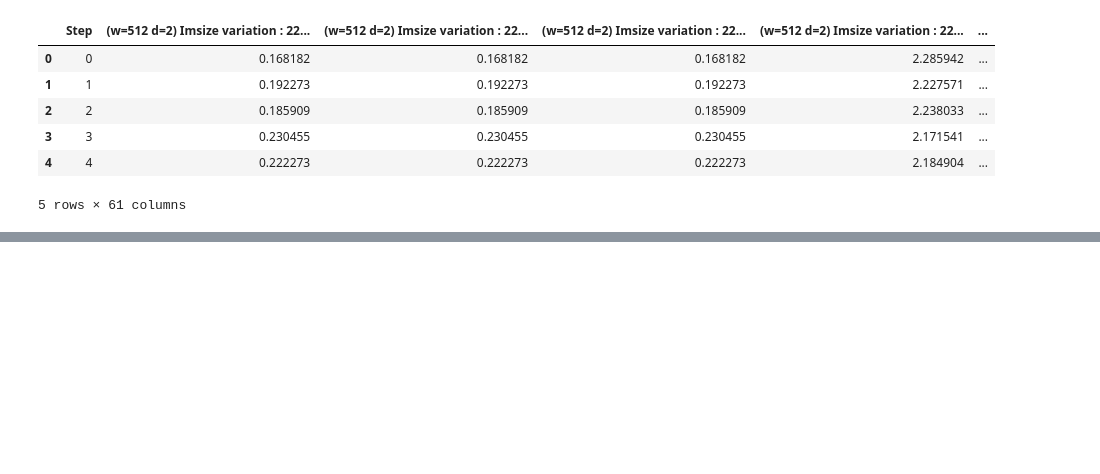
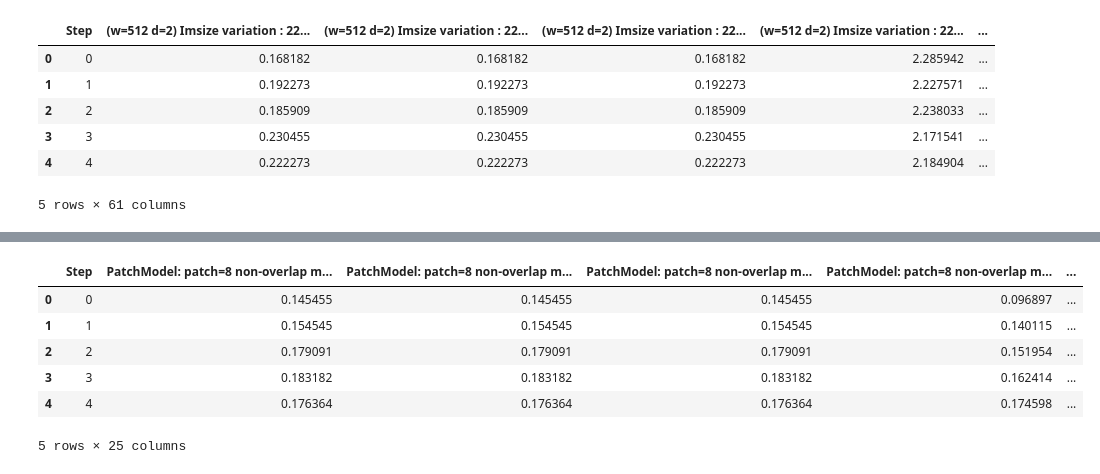
Before and after one commit to MCV-C3/project-team-6, a Jupyter notebook: Week2/report/plot_temp.ipynb, the cells around one changed output, grey strips where cells are left out. Saved outputs shown, nothing was run; the diff lists cells and outputs as text; code cells hidden in the pictures; blank space fills up the shorter version.

```diff
--- a/Week2/report/plot_temp.ipynb
+++ b/Week2/report/plot_temp.ipynb
@@ -178,0 +212,11 @@ plt.show()
+# %%
+df = pd.read_csv("wandb_export_2025-12-16T23_35_45.415+01_00.csv")
+df.head()
+# %% [output]
+|  | Step | PatchModel: patch=8 non-overlap m... | PatchModel: patch=8 non-overlap m... | PatchModel: patch=8 non-overlap m... | PatchModel: patch=8 non-overlap m... | ... |
+| 0 | 0 | 0.145455 | 0.145455 | 0.145455 | 0.096897 | ... |
+| 1 | 1 | 0.154545 | 0.154545 | 0.154545 | 0.140115 | ... |
+| 2 | 2 | 0.179091 | 0.179091 | 0.179091 | 0.151954 | ... |
+| 3 | 3 | 0.183182 | 0.183182 | 0.183182 | 0.162414 | ... |
+| 4 | 4 | 0.176364 | 0.176364 | 0.176364 | 0.174598 | ... |
+5 rows × 25 columns
```
Also changed, not shown: parts of 4 cells of this notebook, 3 other files.
